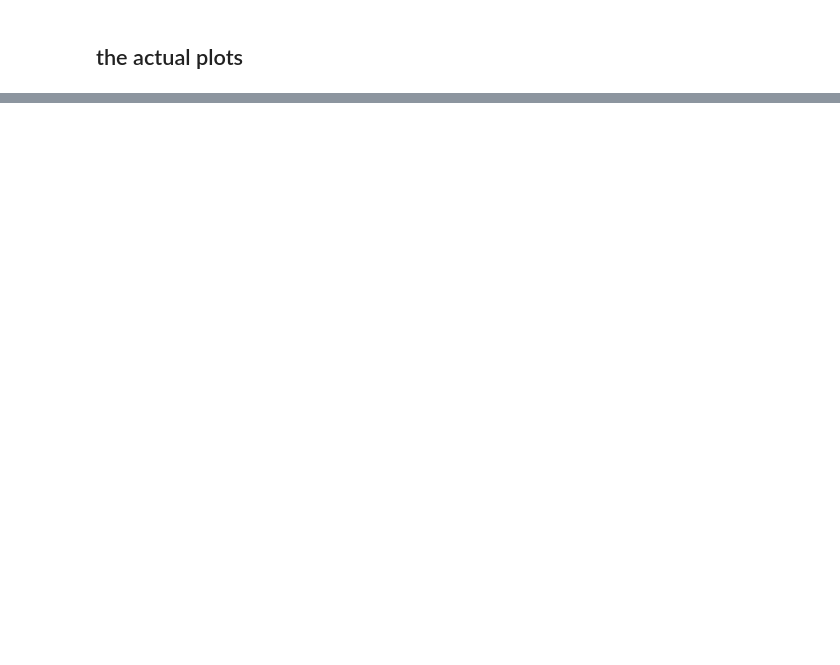
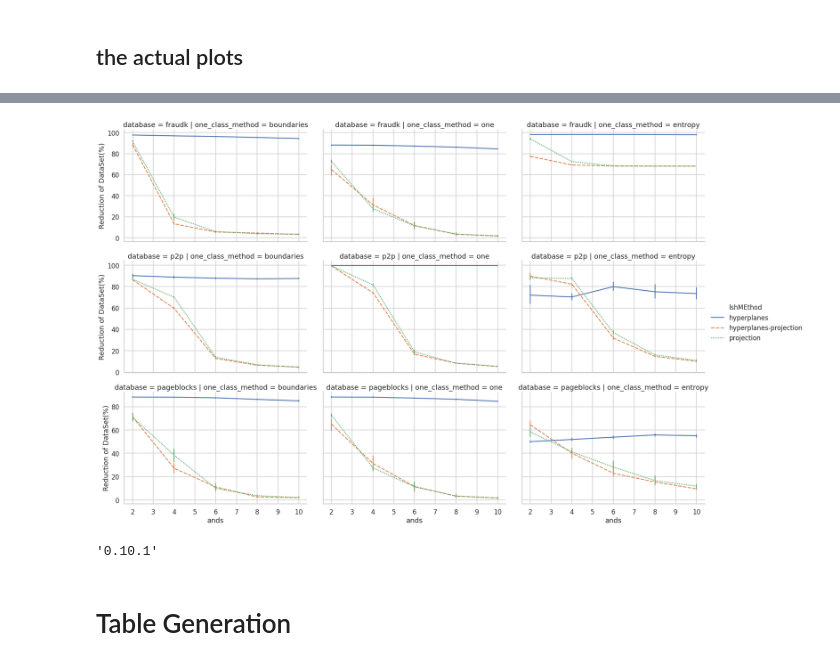
Before and after one commit to germaneduardo/results-analysis, a Jupyter notebook: results.ipynb, the cells around one changed output, grey strips where cells are left out. Cells and saved outputs as stored; diff of their text form; code cells hidden in the pictures; blank space fills up the shorter version.

```diff
--- a/results.ipynb
+++ b/results.ipynb
@@ -211,0 +217,7 @@ measures = ['tp', 'tn', 'fp', 'fn', 'sensibility','specificity', 'precision', 'a
+# %%
+## correct some values names
+def adjust_names (value, fix):
+    return (fix[value])
+
+drop3_entropy['database']= drop3_entropy.database.apply(adjust_names, fix={'fraudk': 'credit_card', 'p2p':'gateway_credit_card', 'pageblocks': 'pageblocks'})
+drop3_entropy.one_class_method = drop3_entropy.one_class_method.apply(adjust_names, fix={'entropy': 'entropy', 'boundaries':'drop3-boundaries', 'one': 'drop3-one'})
@@ -276,22 +292,0 @@ plot_9_results(results_dedup, cond, best_no_is, measure= 'wtdAcc', measure_for_b
-# %%
-aspect = 2
-sns.set(font_scale=1.5, style='darkgrid')
-
-df_in=results_dedup.copy();
-cond= results_dedup.imbalance == True
-df_reference= best_no_is
-measure = 'Gmean'; measure_for_best = 'Gmean'
-
-df = (df_in[cond].groupby(factorsIS)
-                .apply(lambda g : ut.get_best_for(g, measures, measure_sort = measure_for_best, factorsModel = factorsModel))
-                .reset_index())
-
-g = sns.relplot(data = df[df.type=='test'], x ='ands',
-            y= measure,
-            row = 'database',
-            style = 'lshMEthod',
-            hue = 'one_class_method',
-            kind = 'line',
-            aspect = aspect,
-            facet_kws = {'sharey': 'row'},
-            err_style =  'bars',  legend = 'brief')
@@ -331,0 +317,10 @@ g.savefig('report/bucket.png')
+# %%
+plot_9_results(results_dedup, cond, None, measure=  'Reduction of DataSet(%)', measure_for_best='Gmean')
+# %% [output]
+[figure, added]
+# %%
+plt.add_
+# %% [output]
+'0.10.1'
+# %% [markdown]
+# Table Generation
```
Also changed, not shown: parts of 41 cells of this notebook, 25 other files.
